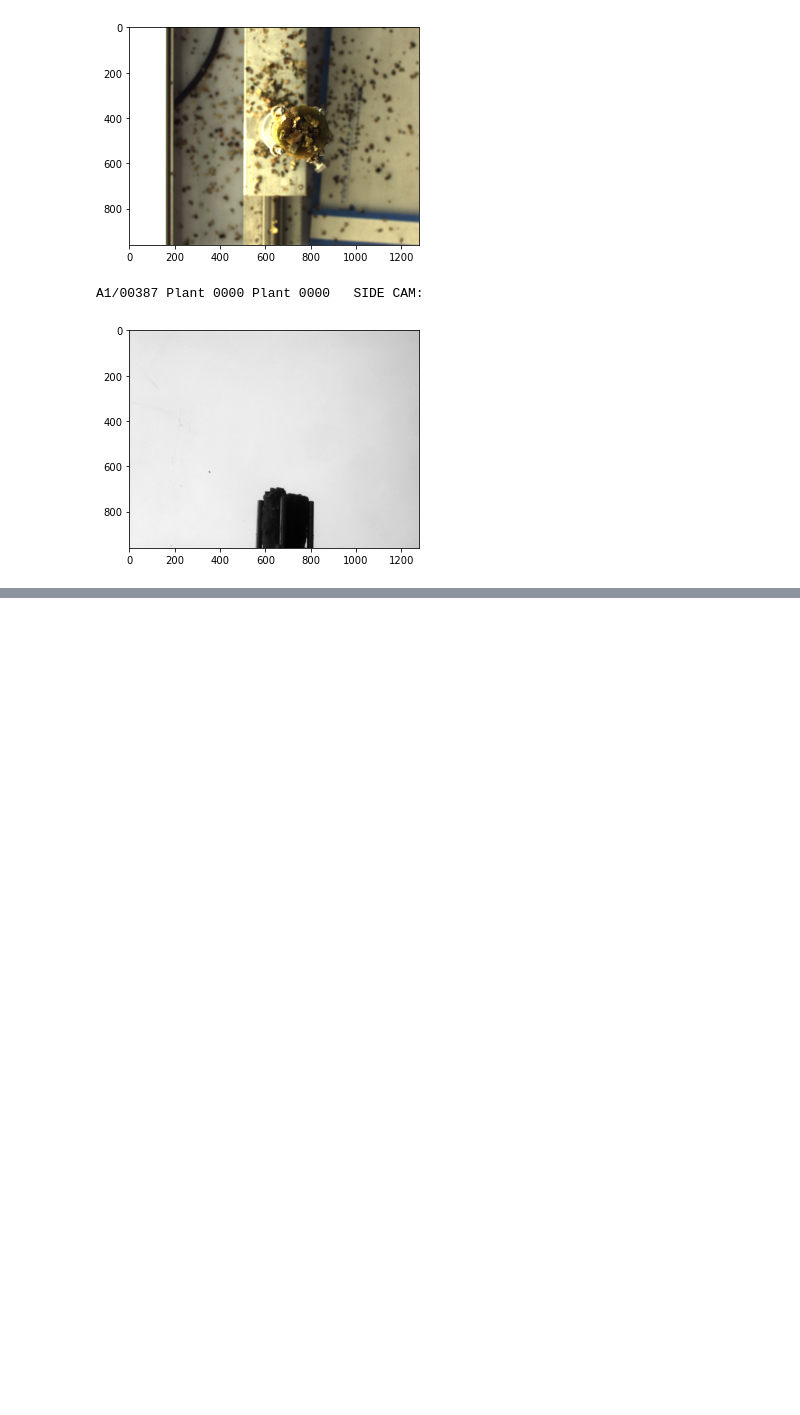
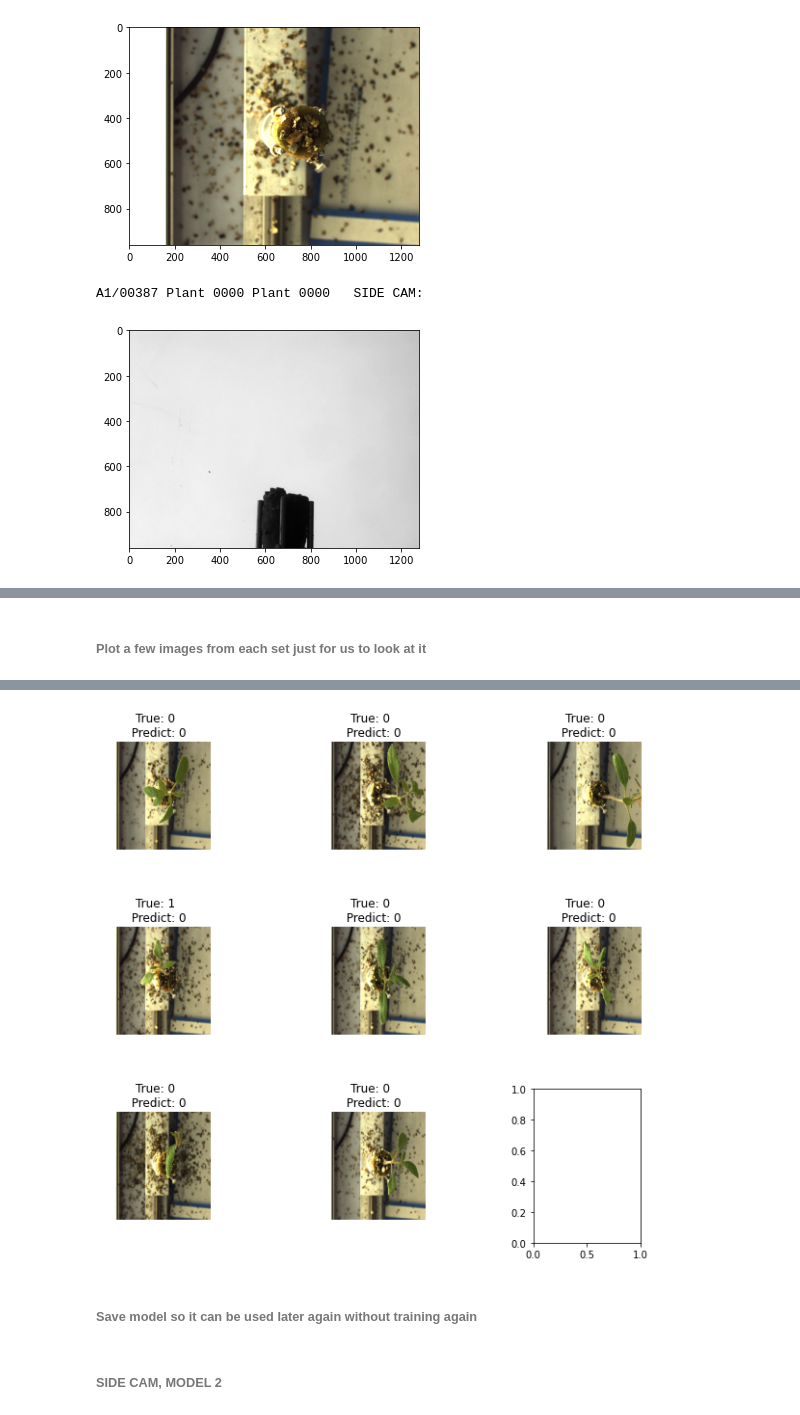
Before and after one commit to louismeeckers/data-fusion-g2, a Jupyter notebook: startingPoint.ipynb, the cells around one changed output, grey strips where cells are left out. Cells and saved outputs as stored; diff of their text form; code cells hidden in the pictures; blank space fills up the shorter version.

```diff
--- a/startingPoint.ipynb
+++ b/startingPoint.ipynb
@@ -69,3 +69,5 @@ for vote in votes:
     labels.append(winners[0])
 
 df["labels"]  = labels
+# Round so we can replace
+df['average_expert_rounded'] = df['average_expert'].round(0).astype(np.int64)
@@ -75,11 +108,8 @@ df["labels"]  = labels
 # 0 = normal
 # 1 = abnormal
 
-# Round so we can replace
-df['average_expert'] = df['average_expert'].round(0)
-
-df[['Expert 1', 'Expert 2', 'Expert 3', 'Expert 4', 'average_expert']] = df[['Expert 1', 'Expert 2', 'Expert 3', 'Expert 4', 'average_expert']].replace([1,2], 0)
-df[['Expert 1', 'Expert 2', 'Expert 3', 'Expert 4', 'average_expert']] = df[['Expert 1', 'Expert 2', 'Expert 3', 'Expert 4', 'average_expert']].replace([3,4], 1)
+df[['Expert 1', 'Expert 2', 'Expert 3', 'Expert 4', 'average_expert', 'labels']] = df[['Expert 1', 'Expert 2', 'Expert 3', 'Expert 4', 'average_expert', 'labels']].replace({1: 0, 2: 0})
+df[['Expert 1', 'Expert 2', 'Expert 3', 'Expert 4', 'average_expert', 'labels']] = df[['Expert 1', 'Expert 2', 'Expert 3', 'Expert 4', 'average_expert', 'labels']].replace([3,4], 1)
 
 df
 # %% [output]
@@ -123,0 +154,5 @@ A1/00387 Plant 0000 Plant 0000   SIDE CAM:
+# %%
+from sklearn.model_selection import train_test_split
+from tensorflow.keras.utils import to_categorical
+
+train_df, test_df = train_test_split(df, test_size=0.2, random_state=42)
@@ -123,0 +268,25 @@ A1/00387 Plant 0000 Plant 0000   SIDE CAM:
+# %% [markdown]
+###### Plot a few images from each set just for us to look at it
+# %%
+# print the images from each set (train and test) together with their labels and predicted labels
+import matplotlib.pyplot as plt
+
+def plot_images(images, labels, pred_labels):
+    fig, axes = plt.subplots(3, 3, figsize=(10, 10))
+    axes = axes.ravel()
+    for i in range(min(9, len(images))):
+        axes[i].imshow(images[i])
+        axes[i].set_title("True: %s \n Predict: %s" % (labels[i], pred_labels[i]))
+        axes[i].axis('off')
+        plt.subplots_adjust(wspace=1)
+
+# get a batch of images from the test set
+test_images, test_labels = next(test_generator)
+
+# predict the labels for the test images
+test_pred = model.predict(test_images)
+test_pred_labels = [1 if p >= 0.5 else 0 for p in test_pred]
+
+# plot the images, labels, and predicted labels
+plot_images(test_images, test_labels, test_pred_labels)
+# %% [output]
@@ -123,0 +294,3 @@ A1/00387 Plant 0000 Plant 0000   SIDE CAM:
+[figure, added]
+# %% [markdown]
+###### Save model so it can be used later again without training again
@@ -123,0 +300,2 @@ A1/00387 Plant 0000 Plant 0000   SIDE CAM:
+# %% [markdown]
+###### SIDE CAM, MODEL 2
```
Also changed, not shown: parts of 21 cells of this notebook.
